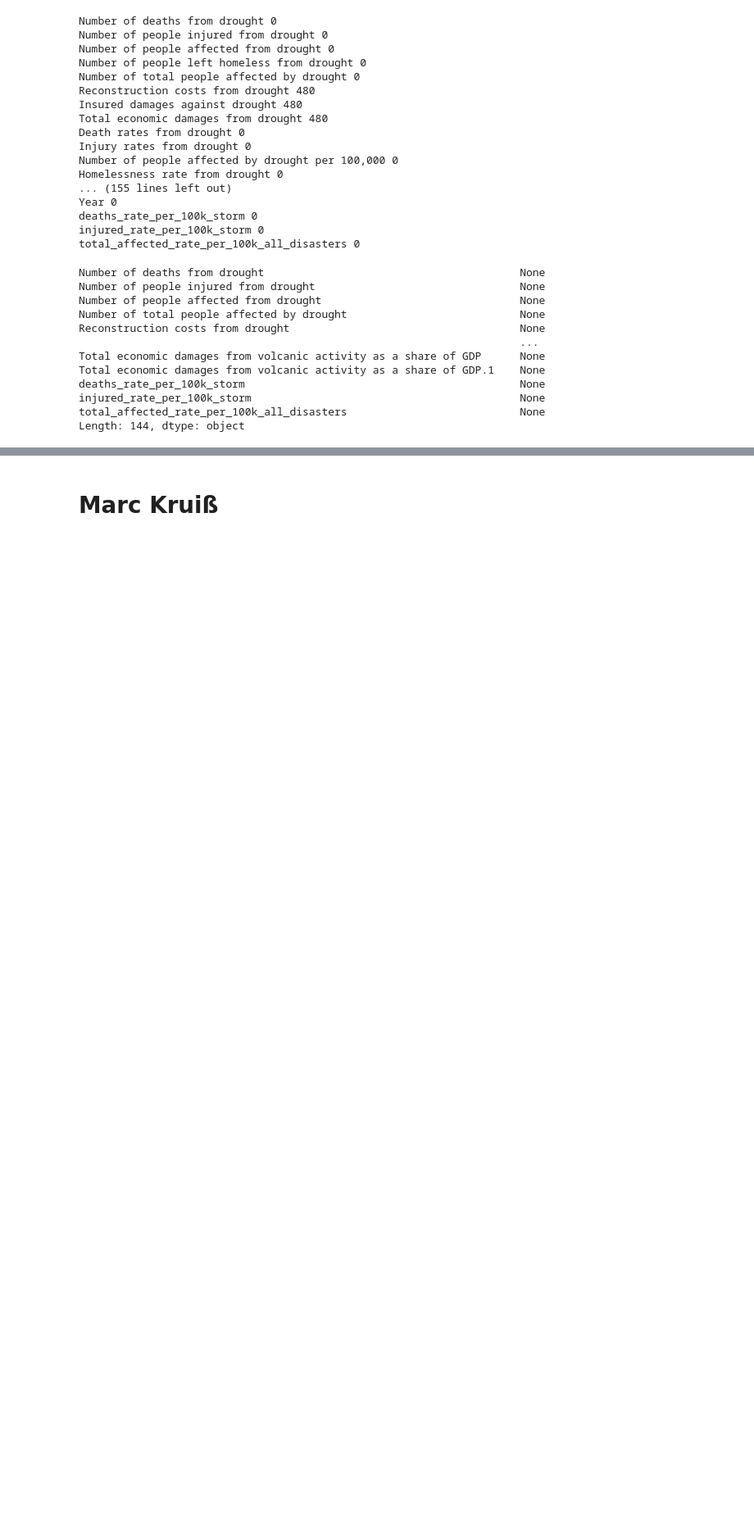
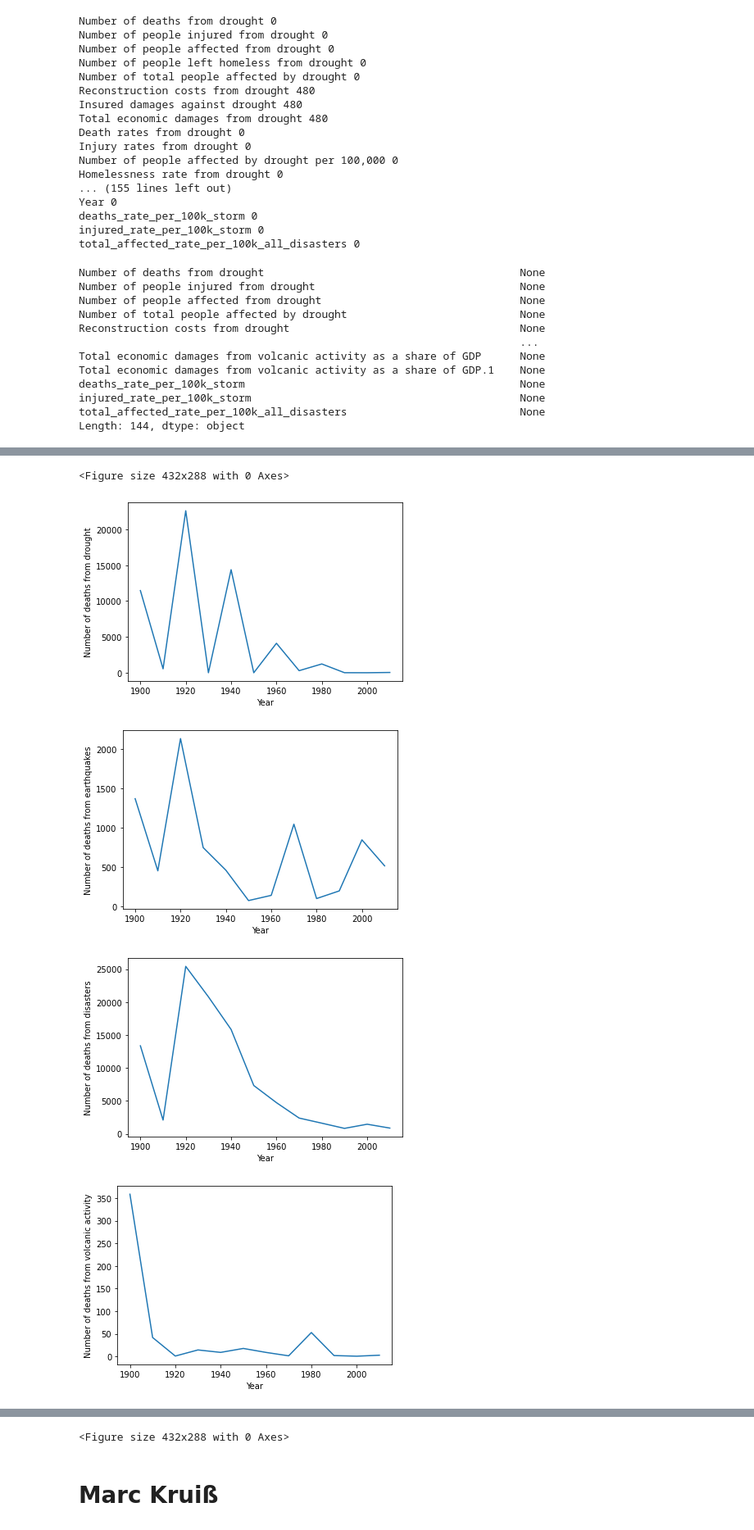
Before and after one commit to Marc-Kruiss/World-Natural-Disaster-Notebook, a Jupyter notebook: analytics.ipynb, the cells around one changed output, grey strips where cells are left out. Shown: that part at 82% size. Drawn from its saved outputs; the diff is of its cells as text; code cells hidden in the pictures; blank space fills up the shorter version.

Commit message:
Death plots

```diff
--- a/analytics.ipynb
+++ b/analytics.ipynb
@@ -237,0 +240,4 @@ Visualization
+# %%
+df_deaths_by_incident = df
+df_deaths_by_incident = df.loc[:,["Number of deaths from drought","Number of deaths from earthquakes", "Number of deaths from disasters","Number of deaths from volcanic activity","Number of deaths from floods","Number of deaths from mass movements","Number of deaths from storms","Number of deaths from landslides","Number of deaths from fog","Number of deaths from wildfires","Number of deaths from extreme temperatures", "Year"]]
+df_deaths_by_incident.describe()
@@ -237,0 +256,27 @@ Visualization
+# %%
+sns.lineplot(data=df_deaths_by_incident, x="Year", y="Number of deaths from drought", ci=None)
+plt.figure()
+sns.lineplot(data=df_deaths_by_incident, x="Year", y="Number of deaths from earthquakes", ci=None)
+plt.figure()
+sns.lineplot(data=df_deaths_by_incident, x="Year", y="Number of deaths from disasters", ci=None)
+plt.figure()
+sns.lineplot(data=df_deaths_by_incident, x="Year", y="Number of deaths from volcanic activity", ci=None)
+plt.figure()
+sns.lineplot(data=df_deaths_by_incident, x="Year", y="Number of deaths from floods", ci=None)
+plt.figure()
+sns.lineplot(data=df_deaths_by_incident, x="Year", y="Number of deaths from mass movements", ci=None)
+plt.figure()
+sns.lineplot(data=df_deaths_by_incident, x="Year", y="Number of deaths from storms", ci=None)
+plt.figure()
+sns.lineplot(data=df_deaths_by_incident, x="Year", y="Number of deaths from landslides", ci=None)
+plt.figure()
+sns.lineplot(data=df_deaths_by_incident, x="Year", y="Number of deaths from wildfires", ci=None)
+plt.figure()
+sns.lineplot(data=df_deaths_by_incident, x="Year", y="Number of deaths from fog", ci=None)
+plt.figure()
+# %% [output]
+<Figure size 432x288 with 0 Axes>
+[figure, added]
+[figure, added]
+[figure, added]
+[figure, added]
@@ -238,3 +289,4 @@ Visualization
+<Figure size 432x288 with 0 Axes>
 # %% [markdown]
 # Marc Kruiß
 # %%
```
Also changed, not shown: parts of 4 cells of this notebook.
